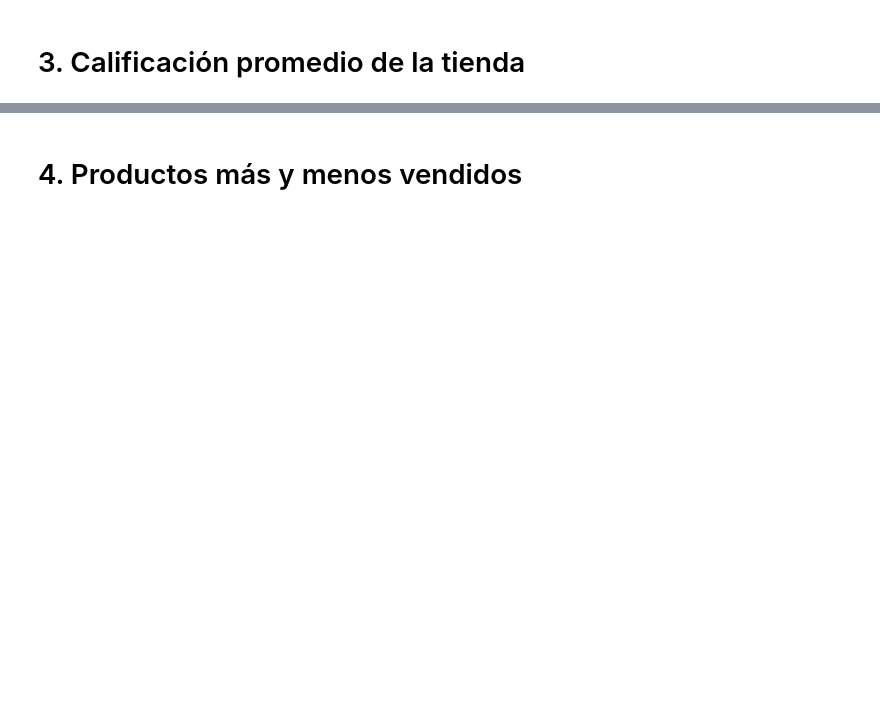
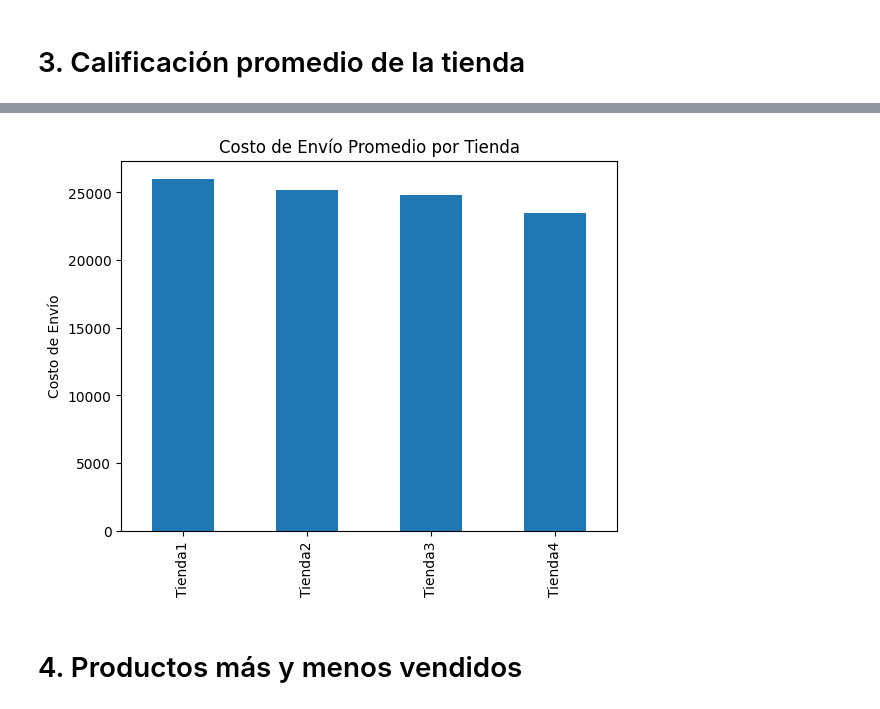
Before and after one commit to SaraRapalino/lura-store-data-science, a Jupyter notebook: AluraStoreLatam.ipynb, the cells around one changed output, grey strips where cells are left out. Saved outputs shown, nothing was run; the diff lists cells and outputs as text; code cells hidden in the pictures; blank space fills up the shorter version.

```diff
--- a/AluraStoreLatam.ipynb
+++ b/AluraStoreLatam.ipynb
@@ -110,2 +144,9 @@ dtype: int64
+# %%
+pd.Series(envio_promedio).plot(kind="bar")
+plt.title("Costo de Envío Promedio por Tienda")
+plt.ylabel("Costo de Envío")
+plt.show()
+# %% [output]
+[figure, added]
 # %% [markdown]
 # 4. Productos más y menos vendidos
```
Also changed, not shown: parts of 10 cells of this notebook.
